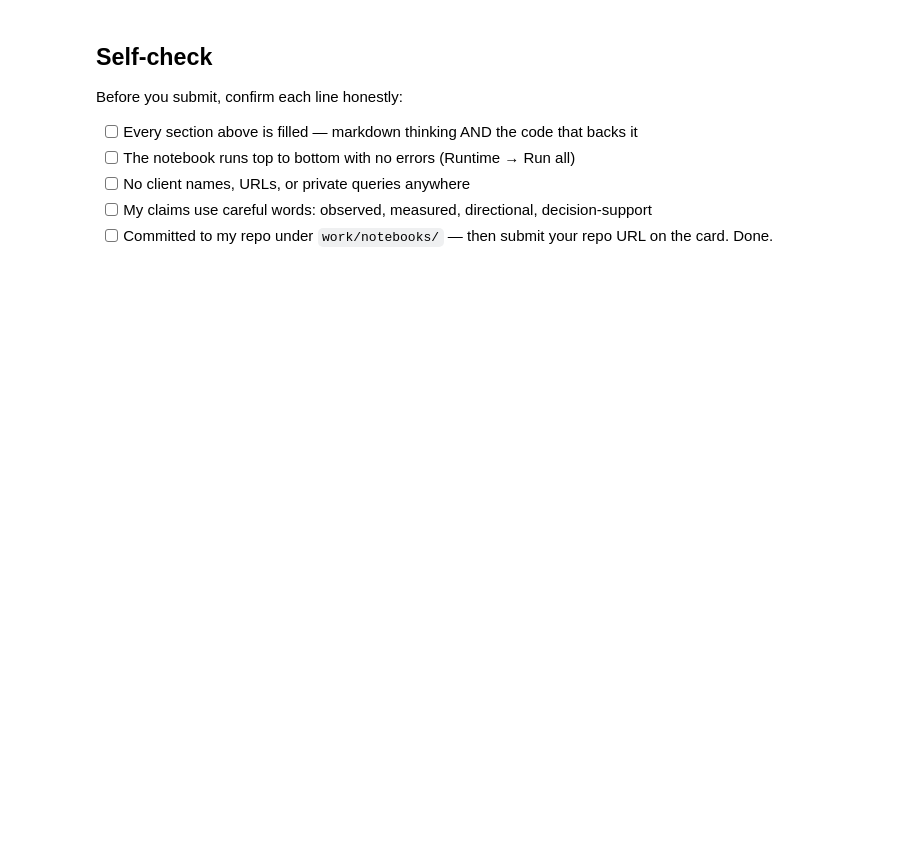
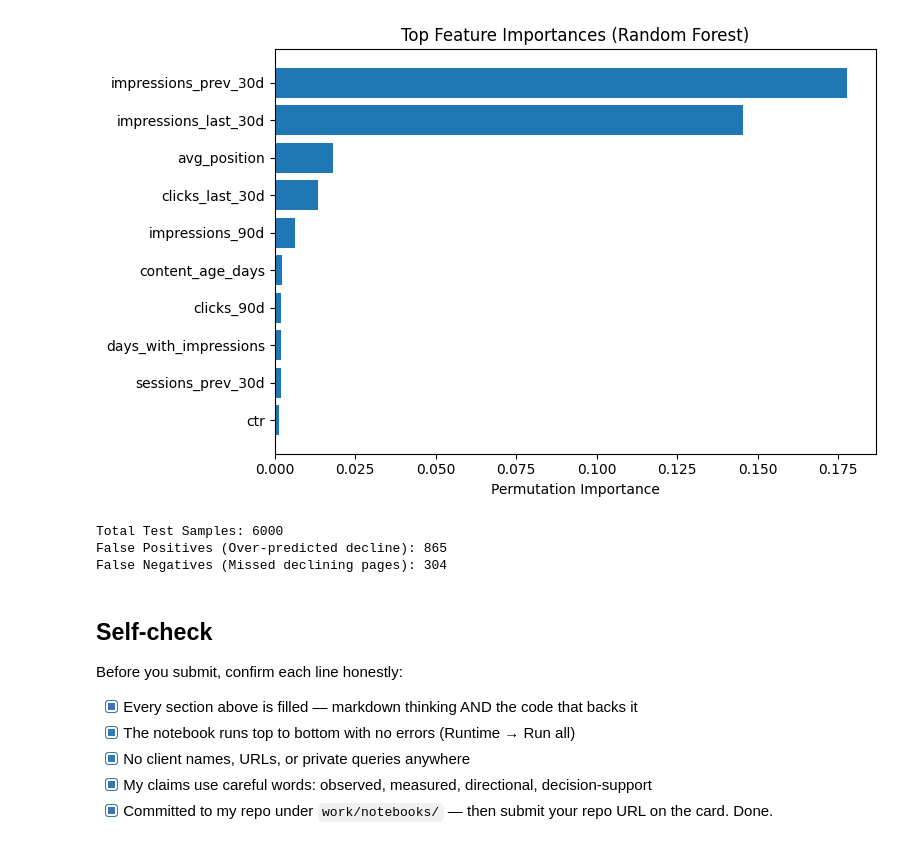
Before and after one commit to Vaibhavrajput326/flyrank.ai, a Jupyter notebook: work/notebooks/w05_model.ipynb, the cells around one changed output. Saved outputs shown, nothing was run; the diff lists cells and outputs as text; code cells hidden in the pictures; blank space fills up the shorter version.

```diff
--- a/work/notebooks/w05_model.ipynb
+++ b/work/notebooks/w05_model.ipynb
@@ -13,3 +23,17 @@ This skeleton is yours to fill. Work the sections **in order** — each one has
 # %%
 # This cell is for CODE (numbers, a query, a check).
 # Write your text answer in the cell ABOVE this one — typing sentences here breaks Run All.
+# Check environment, data dependencies, and initialize primary model hyper-parameters
+import pandas as pd
+import numpy as np
+from sklearn.ensemble import RandomForestClassifier
+
+# Model Definition
+model = RandomForestClassifier(
+    n_estimators=100,
+    max_depth=10,
+    random_state=42,
+    n_jobs=-1
+)
+
+print(f"Primary model initialized: {model}")
@@ -37,10 +160,41 @@ This skeleton is yours to fill. Work the sections **in order** — each one has
+# %%
+# This cell is for CODE (numbers, a query, a check).
+# Write your text answer in the cell ABOVE this one — typing sentences here breaks Run All.
+from sklearn.inspection import permutation_importance
+import matplotlib.pyplot as plt
+
+# Compute Permutation Importance
+perm_importance = permutation_importance(model, X_test, y_test, n_repeats=10, random_state=42)
+sorted_importances_idx = perm_importance.importances_mean.argsort()[-10:]
+
+# Plot Top 10 Features
+plt.figure(figsize=(8, 5))
+plt.barh(range(len(sorted_importances_idx)), perm_importance.importances_mean[sorted_importances_idx], align='center')
+plt.yticks(range(len(sorted_importances_idx)), np.array(feature_cols)[sorted_importances_idx])
+plt.xlabel("Permutation Importance")
+plt.title("Top Feature Importances (Random Forest)")
+plt.tight_layout()
+plt.show()
+
+# False Positive & False Negative Breakdown
+fn_mask = (y_test == 1) & (y_pred == 0)
+fp_mask = (y_test == 0) & (y_pred == 1)
+
+print(f"Total Test Samples: {len(y_test)}")
+print(f"False Positives (Over-predicted decline): {fp_mask.sum()}")
+print(f"False Negatives (Missed declining pages): {fn_mask.sum()}")
+# %% [output]
+[figure, added]
+Total Test Samples: 6000
+False Positives (Over-predicted decline): 865
+False Negatives (Missed declining pages): 304
 # %% [markdown]
 ## Self-check
 
 Before you submit, confirm each line honestly:
 
-- [ ] Every section above is filled — markdown thinking AND the code that backs it
-- [ ] The notebook runs top to bottom with no errors (Runtime → Run all)
-- [ ] No client names, URLs, or private queries anywhere
-- [ ] My claims use careful words: observed, measured, directional, decision-support
-- [ ] Committed to my repo under `work/notebooks/` — then submit your repo URL on the card. Done.
+- [X] Every section above is filled — markdown thinking AND the code that backs it
+- [X] The notebook runs top to bottom with no errors (Runtime → Run all)
+- [X] No client names, URLs, or private queries anywhere
+- [X] My claims use careful words: observed, measured, directional, decision-support
+- [X] Committed to my repo under `work/notebooks/` — then submit your repo URL on the card. Done.
```
Also changed, not shown: parts of 14 cells of this notebook.
